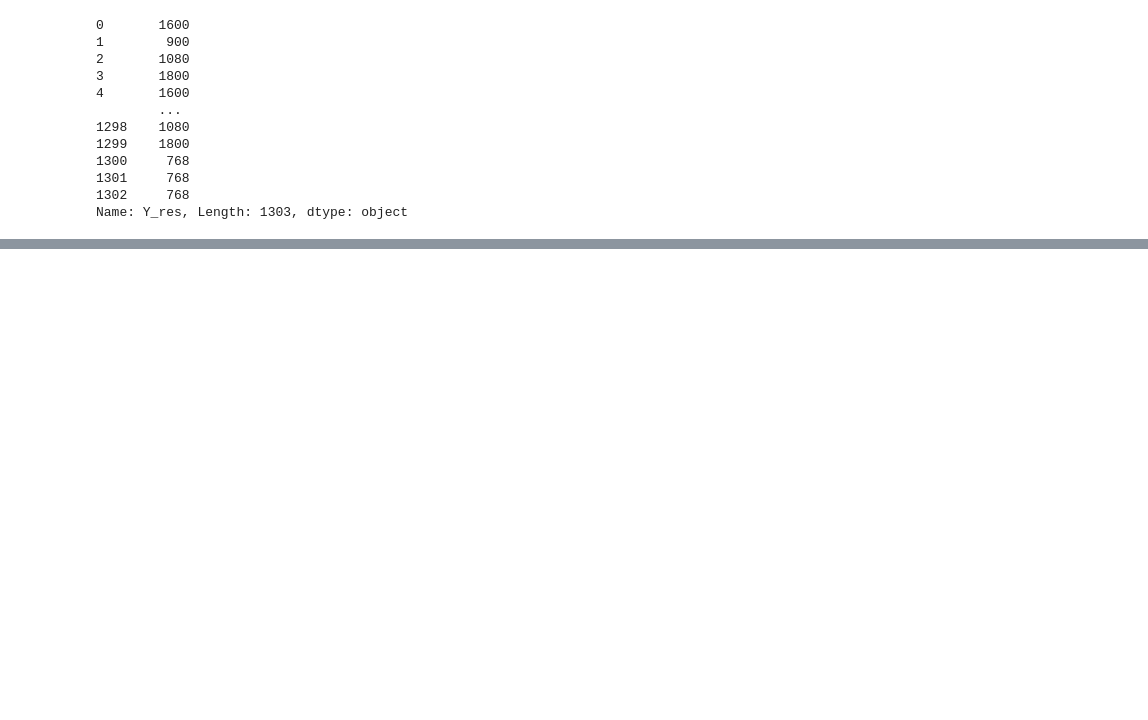
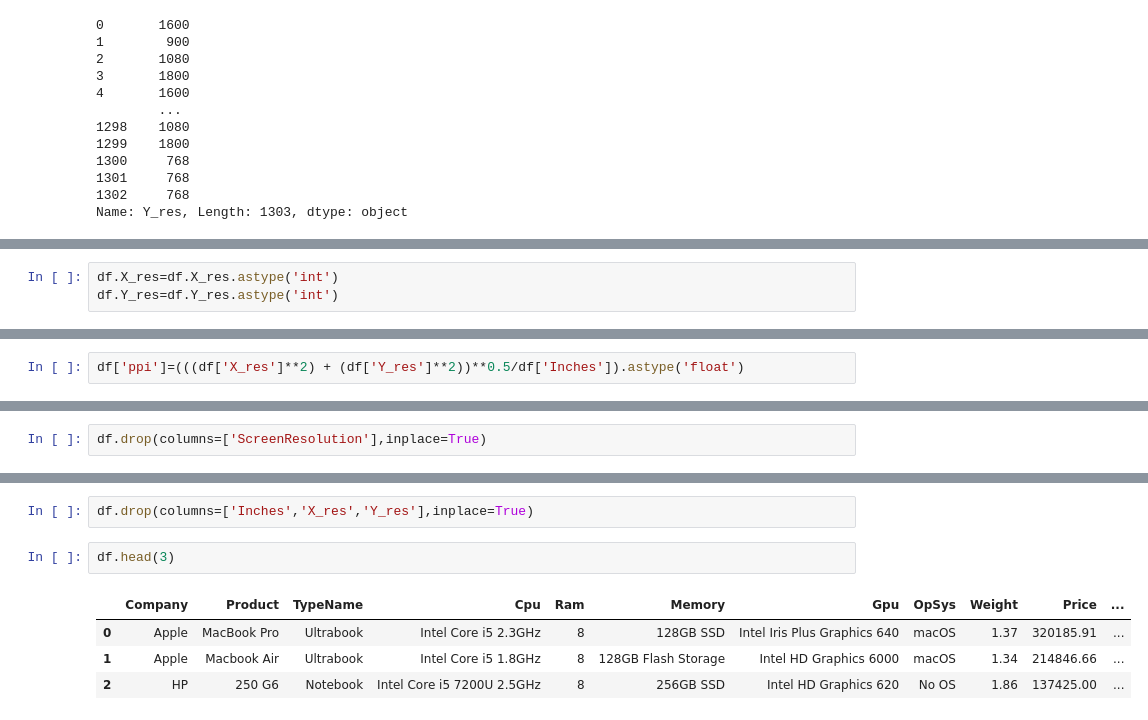
Before and after one commit to Sialsanwal/Data-Science, a Jupyter notebook: Laptop Price/Feature engineering and Modeling.ipynb, the cells around one changed output, grey strips where cells are left out. Drawn from its saved outputs; the diff is of its cells as text; blank space fills up the shorter version.

```diff
--- a/Laptop Price/Feature engineering and Modeling.ipynb
+++ b/Laptop Price/Feature engineering and Modeling.ipynb
@@ -205,0 +254,3 @@ Name: Y_res, Length: 1303, dtype: object
+# %%
+df.X_res=df.X_res.astype('int')
+df.Y_res=df.Y_res.astype('int')
@@ -205,0 +292,2 @@ Name: Y_res, Length: 1303, dtype: object
+# %%
+df['ppi']=(((df['X_res']**2) + (df['Y_res']**2))**0.5/df['Inches']).astype('float')
@@ -205,0 +307,2 @@ Name: Y_res, Length: 1303, dtype: object
+# %%
+df.drop(columns=['ScreenResolution'],inplace=True)
@@ -205,0 +315,9 @@ Name: Y_res, Length: 1303, dtype: object
+# %%
+df.drop(columns=['Inches','X_res','Y_res'],inplace=True)
+# %%
+df.head(3)
+# %% [output]
+|  | Company | Product | TypeName | Cpu | Ram | Memory | Gpu | OpSys | Weight | Price | ... |
+| 0 | Apple | MacBook Pro | Ultrabook | Intel Core i5 2.3GHz | 8 | 128GB SSD | Intel Iris Plus Graphics 640 | macOS | 1.37 | 320185.91 | ... |
+| 1 | Apple | Macbook Air | Ultrabook | Intel Core i5 1.8GHz | 8 | 128GB Flash Storage | Intel HD Graphics 6000 | macOS | 1.34 | 214846.66 | ... |
+| 2 | HP | 250 G6 | Notebook | Intel Core i5 7200U 2.5GHz | 8 | 256GB SSD | Intel HD Graphics 620 | No OS | 1.86 | 137425.00 | ... |
```
Also changed, not shown: parts of 11 cells of this notebook.
